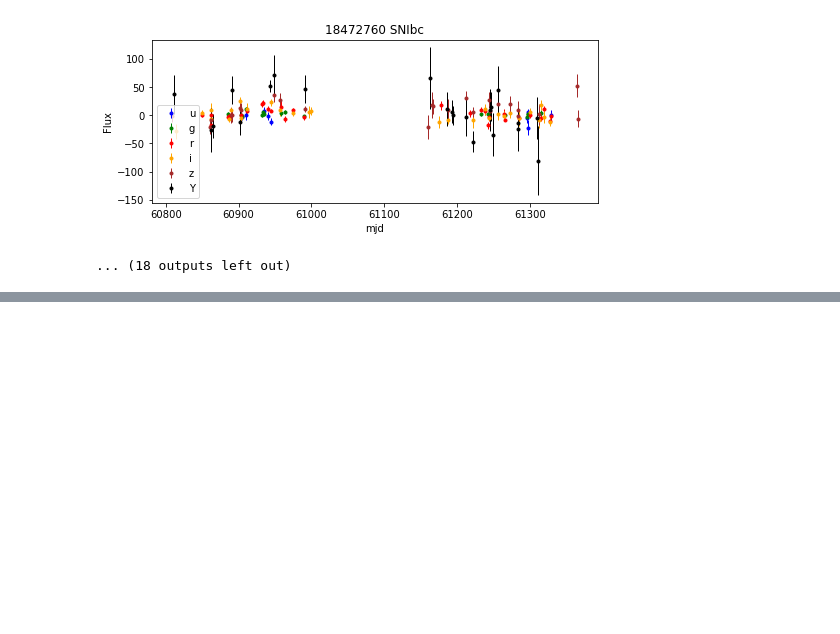
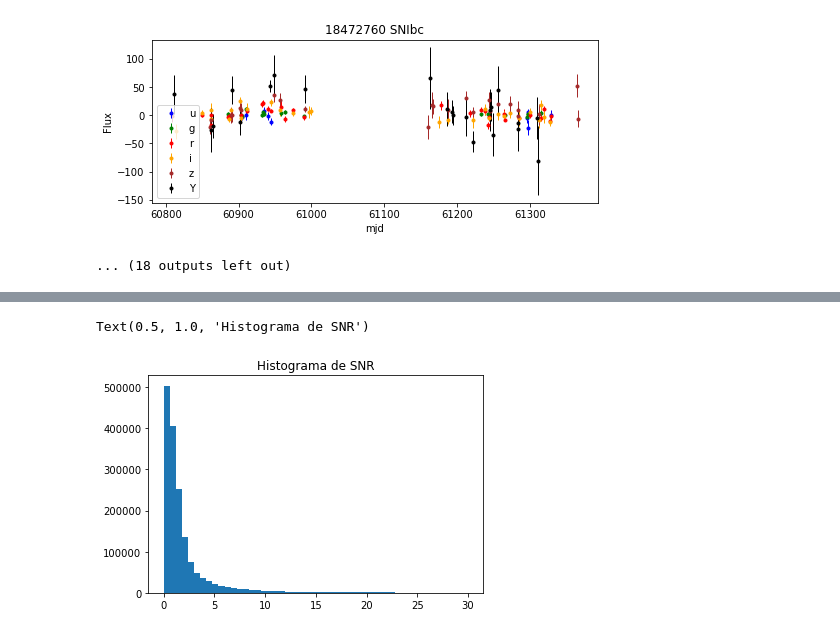
Before and after one commit to vPedreros/ELAsTICC_SNe_Classification, a Jupyter notebook: ELAsTICC_Pedre.ipynb, the cells around one changed output, grey strips where cells are left out. Drawn from its saved outputs; the diff is of its cells as text; code cells hidden in the pictures; blank space fills up the shorter version.

```diff
--- a/ELAsTICC_Pedre.ipynb
+++ b/ELAsTICC_Pedre.ipynb
@@ -161,0 +178,8 @@ for snid in snids:
+# %%
+# Histograma SNR
+counts, bins = np.histogram(df_train.FLUXCAL.to_numpy()/df_train.FLUXCALERR.to_numpy(), bins=50, range=(0,30))
+plt.hist(bins[:-1], bins, weights=counts)
+plt.title('Histograma de SNR')
+# %% [output]
+Text(0.5, 1.0, 'Histograma de SNR')
+[figure, added]
```
Also changed, not shown: parts of 8 cells of this notebook.
